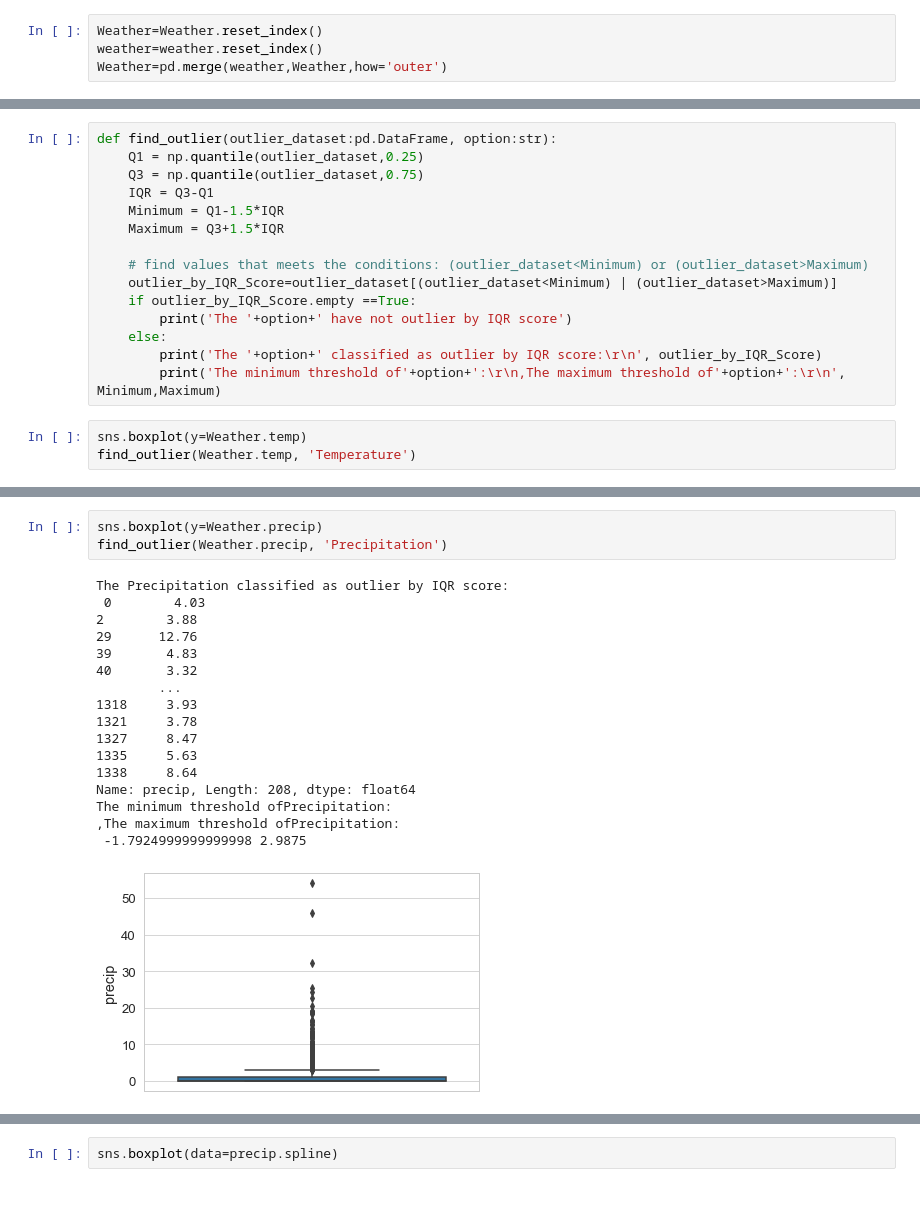
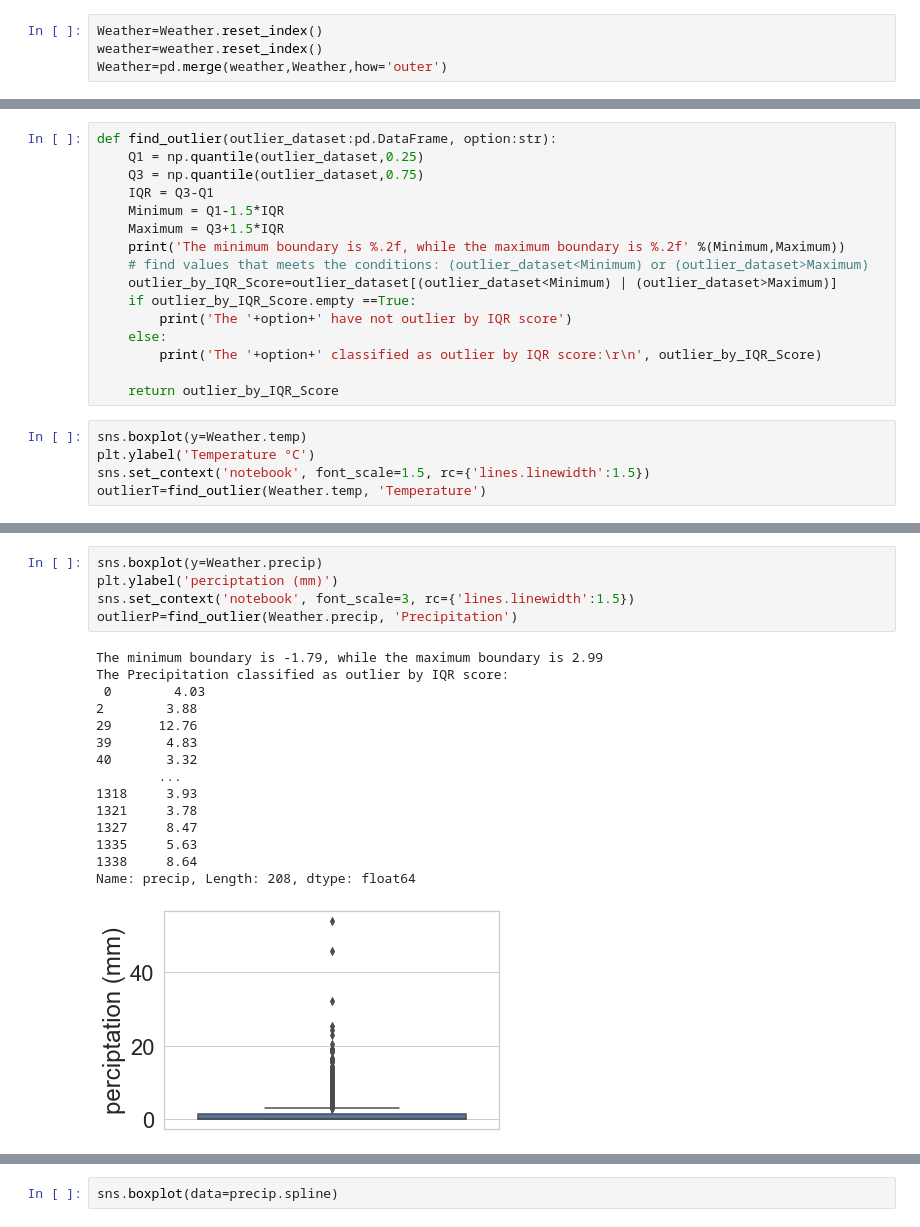
Before and after one commit to hcy0523/UCL-ELEC0054, a Jupyter notebook: 2.Data preparation.ipynb, the cells around one changed output, grey strips where cells are left out. Saved outputs shown, nothing was run; the diff lists cells and outputs as text; blank space fills up the shorter version.

```diff
--- a/2.Data preparation.ipynb
+++ b/2.Data preparation.ipynb
@@ -443,15 +510,18 @@ def find_outlier(outlier_dataset:pd.DataFrame, option:str):
     IQR = Q3-Q1
     Minimum = Q1-1.5*IQR
     Maximum = Q3+1.5*IQR
-
+    print('The minimum boundary is %.2f, while the maximum boundary is %.2f' %(Minimum,Maximum))
     # find values that meets the conditions: (outlier_dataset<Minimum) or (outlier_dataset>Maximum)
     outlier_by_IQR_Score=outlier_dataset[(outlier_dataset<Minimum) | (outlier_dataset>Maximum)]
     if outlier_by_IQR_Score.empty ==True:
         print('The '+option+' have not outlier by IQR score')
     else:
         print('The '+option+' classified as outlier by IQR score:\r\n', outlier_by_IQR_Score)
-        print('The minimum threshold of'+option+':\r\n,The maximum threshold of'+option+':\r\n', Minimum,Maximum)
+
+    return outlier_by_IQR_Score
 # %%
 sns.boxplot(y=Weather.temp)
-find_outlier(Weather.temp, 'Temperature')
+plt.ylabel('Temperature °C')
+sns.set_context('notebook', font_scale=1.5, rc={'lines.linewidth':1.5})
+outlierT=find_outlier(Weather.temp, 'Temperature')
 # %% [output]
@@ -460,23 +531,23 @@ The Temperature have not outlier by IQR score
 # %%
 sns.boxplot(y=Weather.precip)
-find_outlier(Weather.precip, 'Precipitation')
+plt.ylabel('perciptation (mm)')
+sns.set_context('notebook', font_scale=3, rc={'lines.linewidth':1.5})
+outlierP=find_outlier(Weather.precip, 'Precipitation')
 # %% [output]
+The minimum boundary is -1.79, while the maximum boundary is 2.99
 The Precipitation classified as outlier by IQR score:
  0        4.03
 2        3.88
 29      12.76
 39       4.83
 40       3.32
         ...
 1318     3.93
 1321     3.78
 1327     8.47
 1335     5.63
 1338     8.64
 Name: precip, Length: 208, dtype: float64
-The minimum threshold ofPrecipitation:
-,The maximum threshold ofPrecipitation:
- -1.7924999999999998 2.9875
-[figure, old version]
+[figure, new version]
 # %%
 sns.boxplot(y=Weather.windspeed)
```
Also changed, not shown: parts of 60 cells of this notebook, 16 other files.
